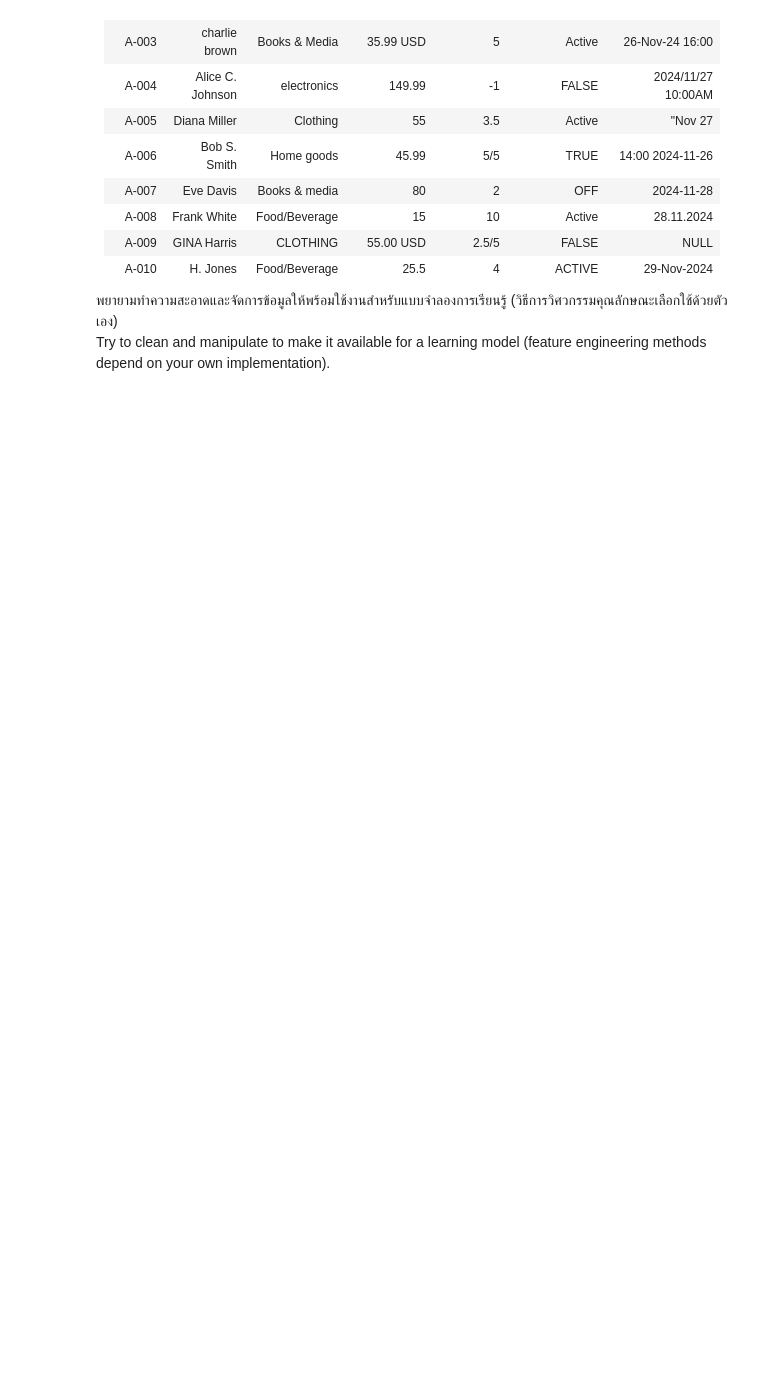
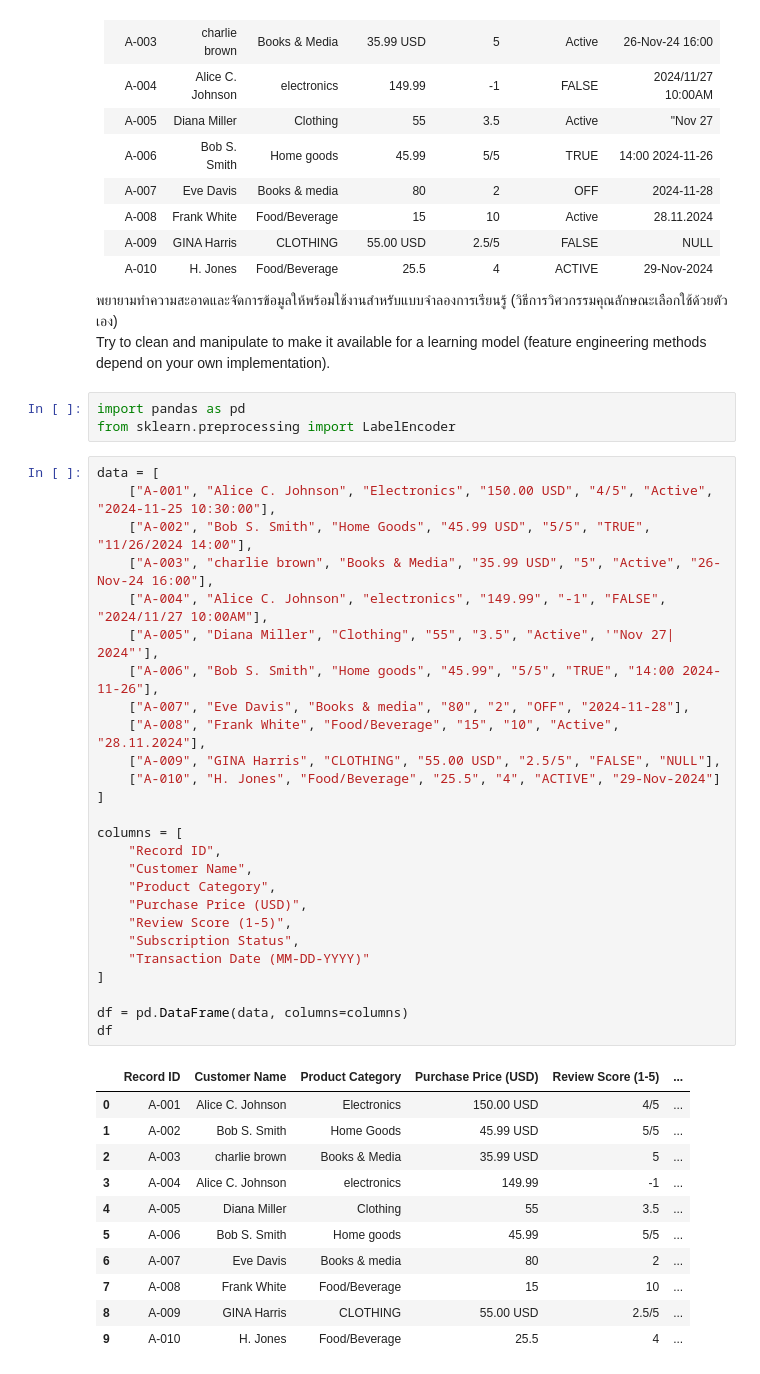
Before and after one commit to WaroonRagwongsiri/IntroMLHomework, a Jupyter notebook: Week2/W2_4_FeatureEngineering.ipynb, the cells around one changed output. Saved outputs shown, nothing was run; the diff lists cells and outputs as text; blank space fills up the shorter version.

```diff
--- a/Week2/W2_4_FeatureEngineering.ipynb
+++ b/Week2/W2_4_FeatureEngineering.ipynb
@@ -1219,3 +888,44 @@ The data about transaction and sentiment analysis were accumulated roughly as ta
 
 พยายามทำความสะอาดและจัดการข้อมูลให้พร้อมใช้งานสำหรับแบบจำลองการเรียนรู้ (วิธีการวิศวกรรมคุณลักษณะเลือกใช้ด้วยตัวเอง)\
 Try to clean and manipulate to make it available for a learning model (feature engineering methods depend on your own implementation).
+# %%
+import pandas as pd
+from sklearn.preprocessing import LabelEncoder
+# %%
+data = [
+    ["A-001", "Alice C. Johnson", "Electronics", "150.00 USD", "4/5", "Active", "2024-11-25 10:30:00"],
+    ["A-002", "Bob S. Smith", "Home Goods", "45.99 USD", "5/5", "TRUE", "11/26/2024 14:00"],
+    ["A-003", "charlie brown", "Books & Media", "35.99 USD", "5", "Active", "26-Nov-24 16:00"],
+    ["A-004", "Alice C. Johnson", "electronics", "149.99", "-1", "FALSE", "2024/11/27 10:00AM"],
+    ["A-005", "Diana Miller", "Clothing", "55", "3.5", "Active", '"Nov 27| 2024"'],
+    ["A-006", "Bob S. Smith", "Home goods", "45.99", "5/5", "TRUE", "14:00 2024-11-26"],
+    ["A-007", "Eve Davis", "Books & media", "80", "2", "OFF", "2024-11-28"],
+    ["A-008", "Frank White", "Food/Beverage", "15", "10", "Active", "28.11.2024"],
+    ["A-009", "GINA Harris", "CLOTHING", "55.00 USD", "2.5/5", "FALSE", "NULL"],
+    ["A-010", "H. Jones", "Food/Beverage", "25.5", "4", "ACTIVE", "29-Nov-2024"]
+]
+
+columns = [
+    "Record ID",
+    "Customer Name",
+    "Product Category",
+    "Purchase Price (USD)",
+    "Review Score (1-5)",
+    "Subscription Status",
+    "Transaction Date (MM-DD-YYYY)"
+]
+
+df = pd.DataFrame(data, columns=columns)
+df
+# %% [output]
+|  | Record ID | Customer Name | Product Category | Purchase Price (USD) | Review Score (1-5) | ... |
+| 0 | A-001 | Alice C. Johnson | Electronics | 150.00 USD | 4/5 | ... |
+| 1 | A-002 | Bob S. Smith | Home Goods | 45.99 USD | 5/5 | ... |
+| 2 | A-003 | charlie brown | Books & Media | 35.99 USD | 5 | ... |
+| 3 | A-004 | Alice C. Johnson | electronics | 149.99 | -1 | ... |
+| 4 | A-005 | Diana Miller | Clothing | 55 | 3.5 | ... |
+| 5 | A-006 | Bob S. Smith | Home goods | 45.99 | 5/5 | ... |
+| 6 | A-007 | Eve Davis | Books & media | 80 | 2 | ... |
+| 7 | A-008 | Frank White | Food/Beverage | 15 | 10 | ... |
+| 8 | A-009 | GINA Harris | CLOTHING | 55.00 USD | 2.5/5 | ... |
+| 9 | A-010 | H. Jones | Food/Beverage | 25.5 | 4 | ... |
```
Also changed, not shown: parts of 59 cells of this notebook, 2 other files.
